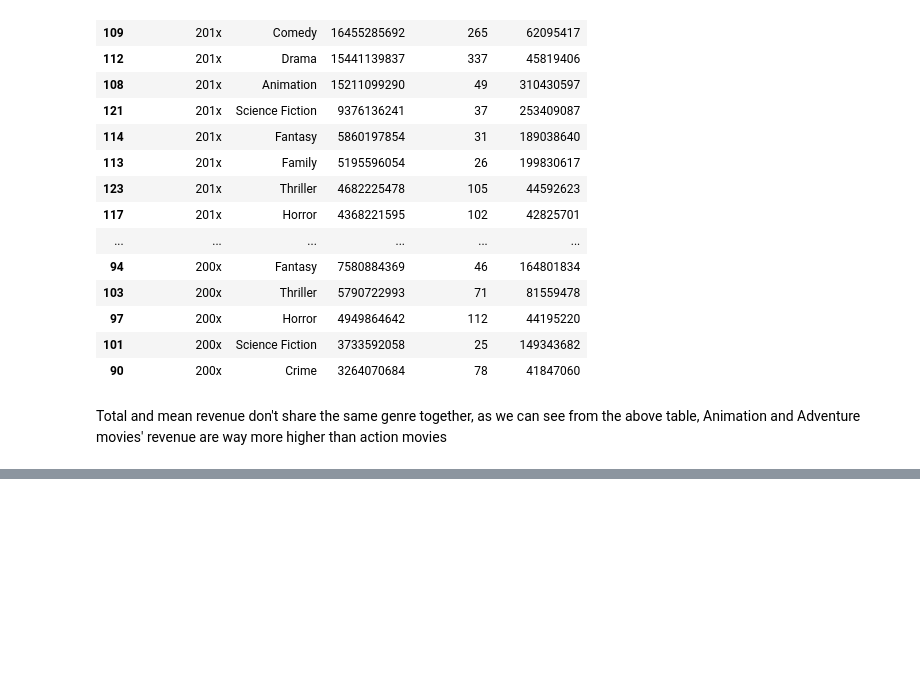
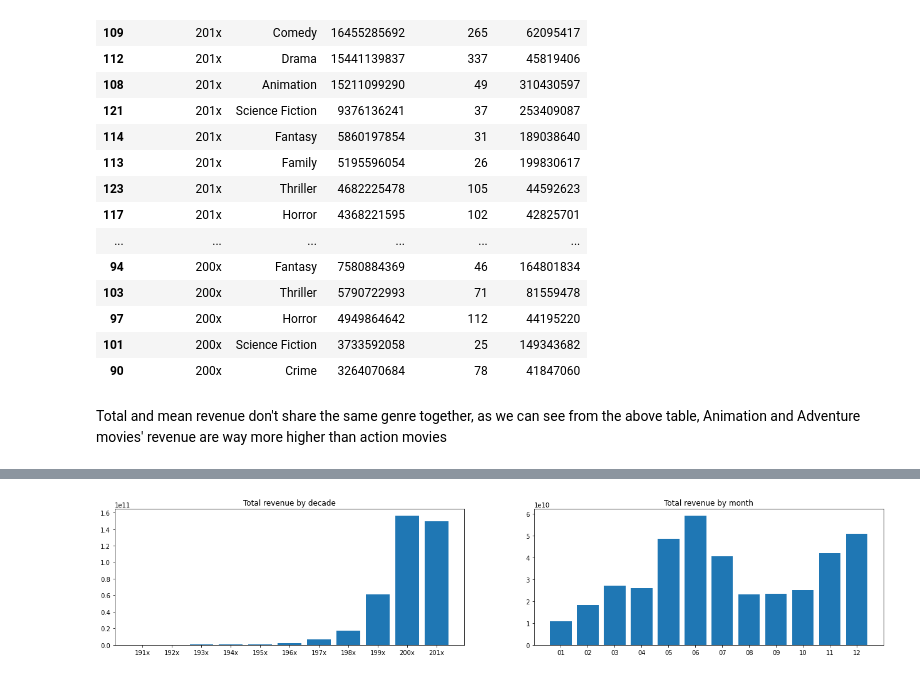
Before and after one commit to tailtq/ml-learning, a Jupyter notebook: ml-08/02_analytic_report.ipynb, the cells around one changed output, grey strips where cells are left out. Cells and saved outputs as stored; diff of their text form; code cells hidden in the pictures; blank space fills up the shorter version.

```diff
--- a/ml-08/02_analytic_report.ipynb
+++ b/ml-08/02_analytic_report.ipynb
@@ -352,0 +426,17 @@ Total and mean revenue don't share the same genre together, as we can see from t
+# %%
+df_movies["release_month"] = df_movies["release_date"].apply(lambda x: x[5:7])
+df_movies["release_day"] = df_movies["release_date"].apply(lambda x: x[8:])
+df_movies["release_day_of_week"] = df_movies["release_date"].apply(lambda x: date.fromisoformat(x).weekday())
+# %%
+revenue_by_decade = df_movies.groupby("release_decade")["revenue"].sum()
+revenue_by_month = df_movies.groupby("release_month")["revenue"].sum()
+
+fig, ax = plt.subplots(1, 2, figsize=(22, 4))
+ax[0].bar(revenue_by_decade.index, revenue_by_decade.values)
+ax[0].set_title("Total revenue by decade")
+ax[1].bar(revenue_by_month.index, revenue_by_month.values)
+ax[1].set_title("Total revenue by month")
+
+plt.show()
+# %% [output]
+[figure, added]
```
Also changed, not shown: parts of 15 cells of this notebook.
